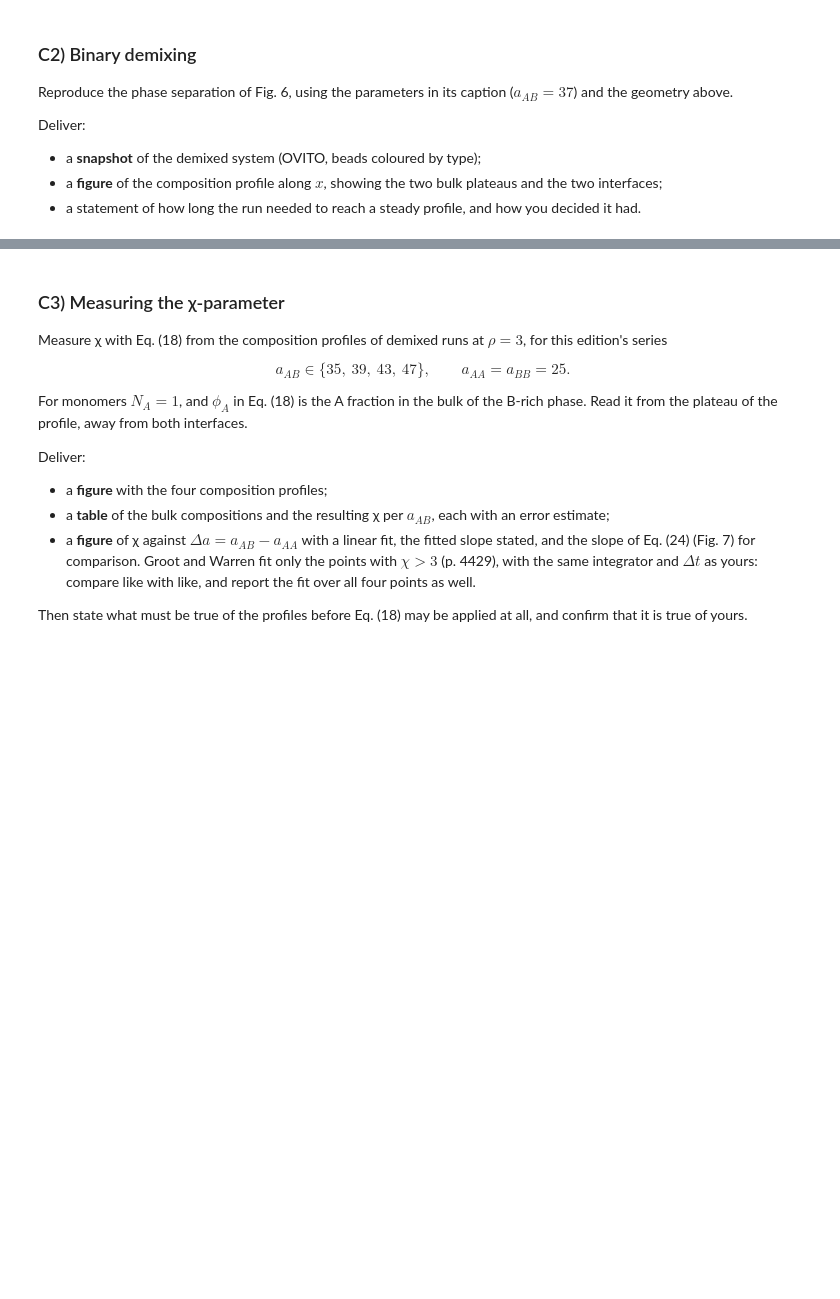
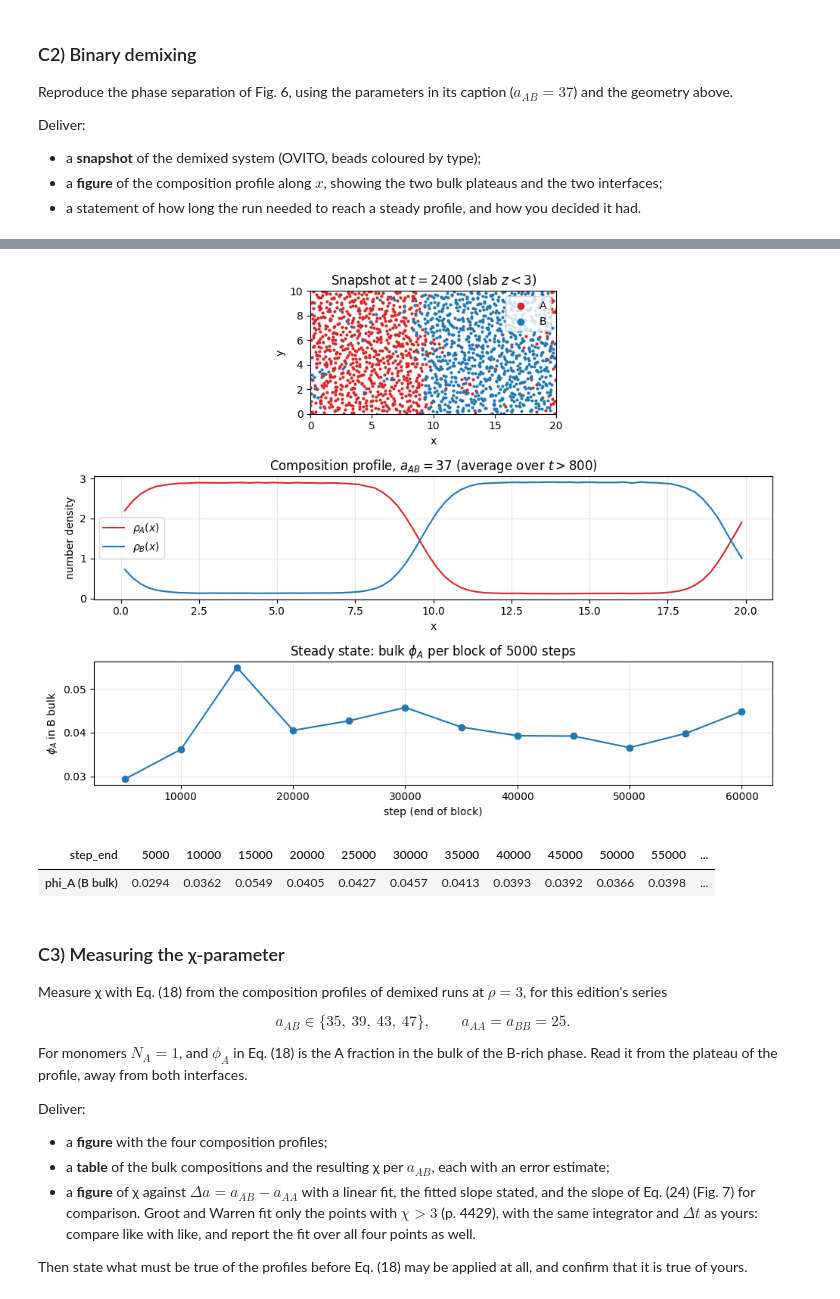
Before and after one commit to datomic117/Particle_based_simulations, a Jupyter notebook: Assignment_3/A3.ipynb, the cells around one changed output, grey strips where cells are left out. Saved outputs shown, nothing was run; the diff lists cells and outputs as text; code cells hidden in the pictures; blank space fills up the shorter version.

```diff
--- a/Assignment_3/A3.ipynb
+++ b/Assignment_3/A3.ipynb
@@ -887,5 +948,49 @@ Deliver:
 # %%
 # C2: composition profile; snapshot
+import numpy as np, pandas as pd, matplotlib.pyplot as plt
+
+def load_profile(run):
+    p = pd.read_csv(f"data/{run}_profile.csv")
+    p["phi"] = p.rho_A / (p.rho_A + p.rho_B)
+    return p
+
+def last_frame(path):
+    xs, tp, frame = [], [], []
+    for line in open(path):
+        if line.startswith("MODEL"): frame = []
+        elif line.startswith("HETATM"):
+            frame.append((float(line[30:38]), float(line[38:46]), float(line[46:54]), line[13]))
+    return frame
+
+prof = load_profile("C2_a37")
+steps = sorted(prof.step_end.unique())
+USE_FROM = 20000                                  # discard the first 20 000 steps
+avg = prof[prof.step_end > USE_FROM].groupby("x")[["rho_A", "rho_B"]].mean()
+
+frame = last_frame("data/C2_a37_traj.pdb")
+fig = plt.figure(figsize=(10, 7.5))
+ax0 = fig.add_subplot(3, 1, 1)
+for t, col in (("A", "tab:red"), ("B", "tab:blue")):
+    pts = [(x, y) for x, y, z, name in frame if name == t and z < 3]   # a slab of thickness 3
+    ax0.scatter(*zip(*pts), s=4, c=col, label=t)
+ax0.set(xlim=(0, 20), ylim=(0, 10), xlabel="x", ylabel="y", title="Snapshot at $t=2400$ (slab $z<3$)")
+ax0.set_aspect("equal"); ax0.legend(markerscale=3, loc="upper right")
+ax1 = fig.add_subplot(3, 1, 2)
+ax1.plot(avg.index, avg.rho_A, c="tab:red", label="$\\rho_A(x)$")
+ax1.plot(avg.index, avg.rho_B, c="tab:blue", label="$\\rho_B(x)$")
+ax1.set(xlabel="x", ylabel="number density", title="Composition profile, $a_{AB}=37$ (average over $t>800$)")
+ax1.legend(); ax1.grid(alpha=0.3)
+ax2 = fig.add_subplot(3, 1, 3)
+bulkB = prof[(prof.x > 12.5) & (prof.x < 17.5)].groupby("step_end").phi.mean()
+ax2.plot(bulkB.index, bulkB.values, "o-")
+ax2.set(xlabel="step (end of block)", ylabel="$\\phi_A$ in B bulk", title="Steady state: bulk $\\phi_A$ per block of 5000 steps")
+ax2.grid(alpha=0.3)
+plt.tight_layout(); plt.savefig("data/C2_snapshot_profile.png", dpi=150); plt.show()
+display(bulkB.rename("phi_A (B bulk)").to_frame().T.round(4))
+# %% [output]
+[figure, added]
+| step_end | 5000 | 10000 | 15000 | 20000 | 25000 | 30000 | 35000 | 40000 | 45000 | 50000 | 55000 | ... |
+| phi_A (B bulk) | 0.0294 | 0.0362 | 0.0549 | 0.0405 | 0.0427 | 0.0457 | 0.0413 | 0.0393 | 0.0392 | 0.0366 | 0.0398 | ... |
 # %% [markdown]
 ### C3) Measuring the χ-parameter
 
```
Also changed, not shown: parts of 11 cells of this notebook, 42 other files.
